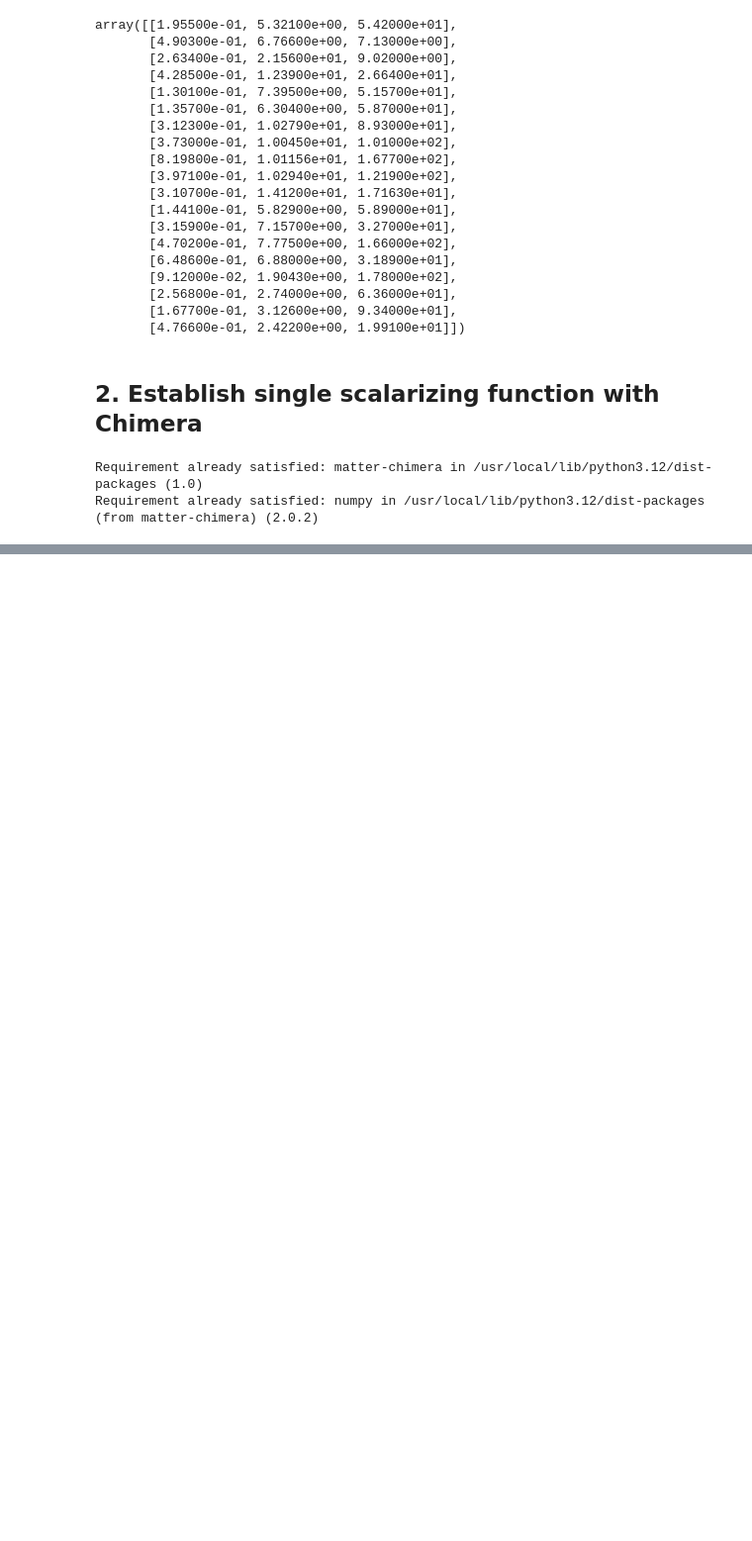
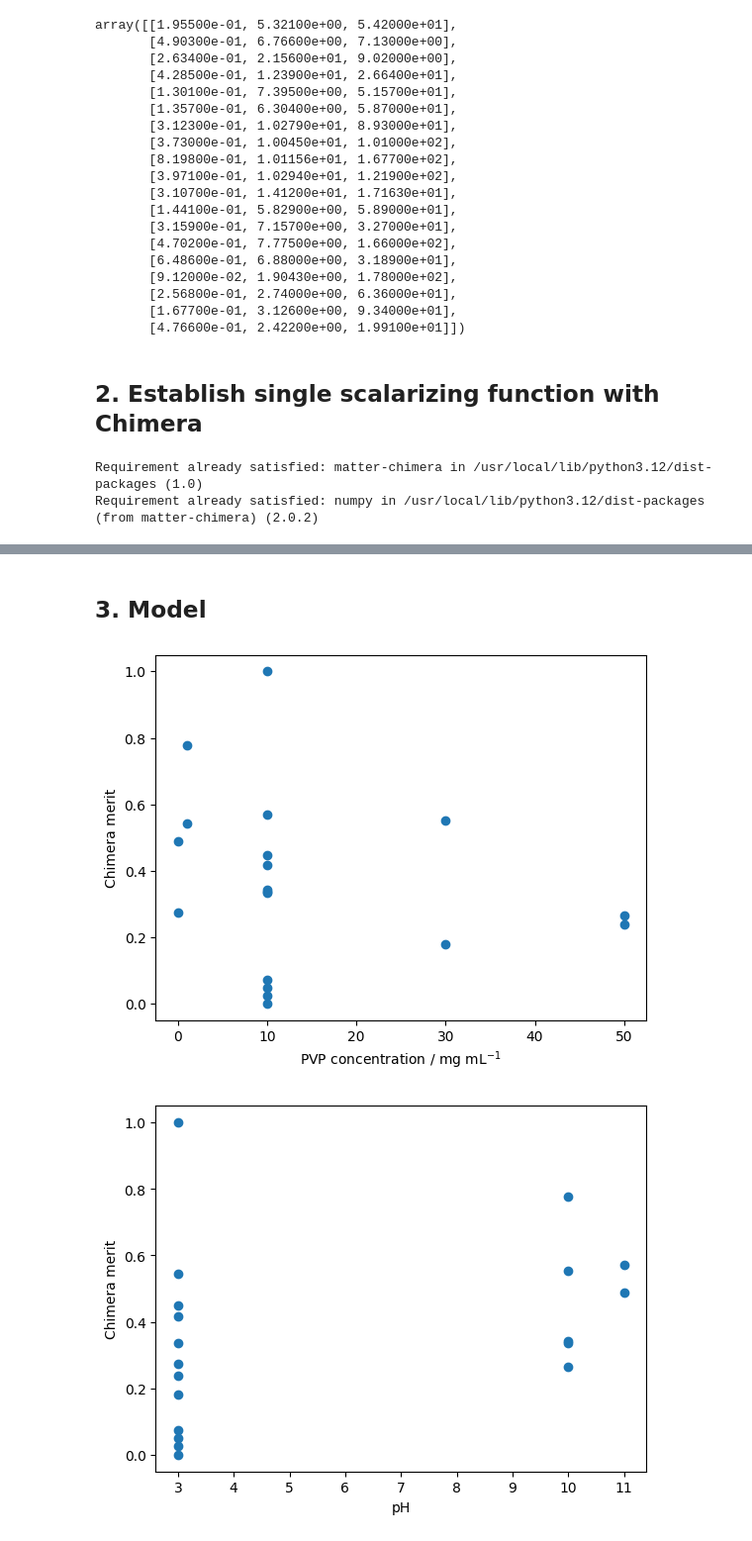
Before and after one commit to tedeliott/multi_opti_for_GoldNPs, a Jupyter notebook: research_project.ipynb, the cells around one changed output, grey strips where cells are left out. Shown at 99% size. Saved outputs shown, nothing was run; the diff lists cells and outputs as text; code cells hidden in the pictures; blank space fills up the shorter version.

```diff
--- a/research_project.ipynb
+++ b/research_project.ipynb
@@ -229,0 +230,22 @@ df_model[[
+# %% [markdown]
+## 3. Model
+# %%
+import matplotlib.pyplot as plt
+
+plt.scatter(df_model["PVP_mg_ml"], df_model["chimera_merit"])
+plt.xlabel("PVP concentration / mg mL$^{-1}$")
+plt.ylabel("Chimera merit")
+plt.show()
+
+plt.scatter(df_model["pH"], df_model["chimera_merit"])
+plt.xlabel("pH")
+plt.ylabel("Chimera merit")
+plt.show()
+
+plt.scatter(df_model["Citrate_mM"], df_model["chimera_merit"])
+plt.xlabel("Citrate concentration / mM")
+plt.ylabel("Chimera merit")
+plt.show()
+# %% [output]
+[figure, added]
+[figure, added]
```
Also changed, not shown: parts of 2 cells of this notebook.
